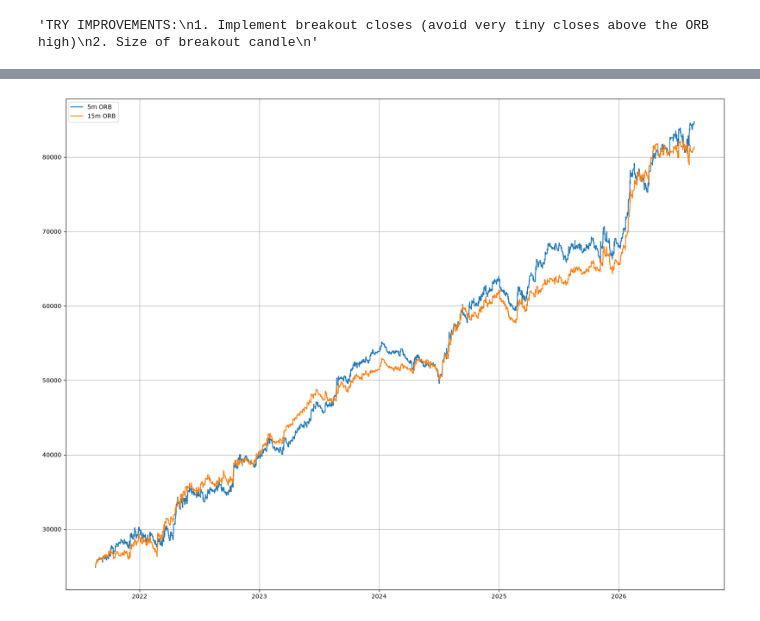
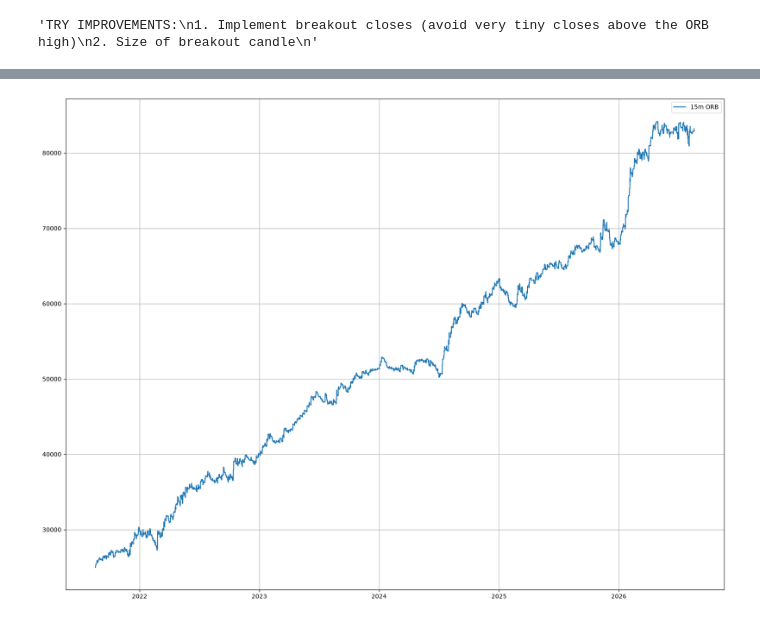
Before and after one commit to teddieworld/algotrading, a Jupyter notebook: BT_ORB.ipynb, the cells around one changed output, grey strips where cells are left out. Saved outputs shown, nothing was run; the diff lists cells and outputs as text; code cells hidden in the pictures.

```diff
--- a/BT_ORB.ipynb
+++ b/BT_ORB.ipynb
@@ -202,7 +201,7 @@ TP_ratio = 2
 trade_open = False
 wins_15m = 0
 loss_15m = 0
-close_gap = 3
+close_gap = 0
 
 #use to track trades and results
 trades_list_15m = []
@@ -365,9 +345,8 @@ trades_5m
 # %%
 plt.figure(figsize=(20,15))
-plt.plot(NQ.index, balance_history_5m, label = "5m ORB")
 plt.plot(NQ.index, balance_history_15m, label = "15m ORB")
 plt.ticklabel_format(style='plain', axis = 'y')
 plt.legend()
 plt.grid(visible = True)
 # %% [output]
-[figure, old version]
+[figure, new version]
```
Also changed, not shown: parts of 2 cells of this notebook, 3 other files.
